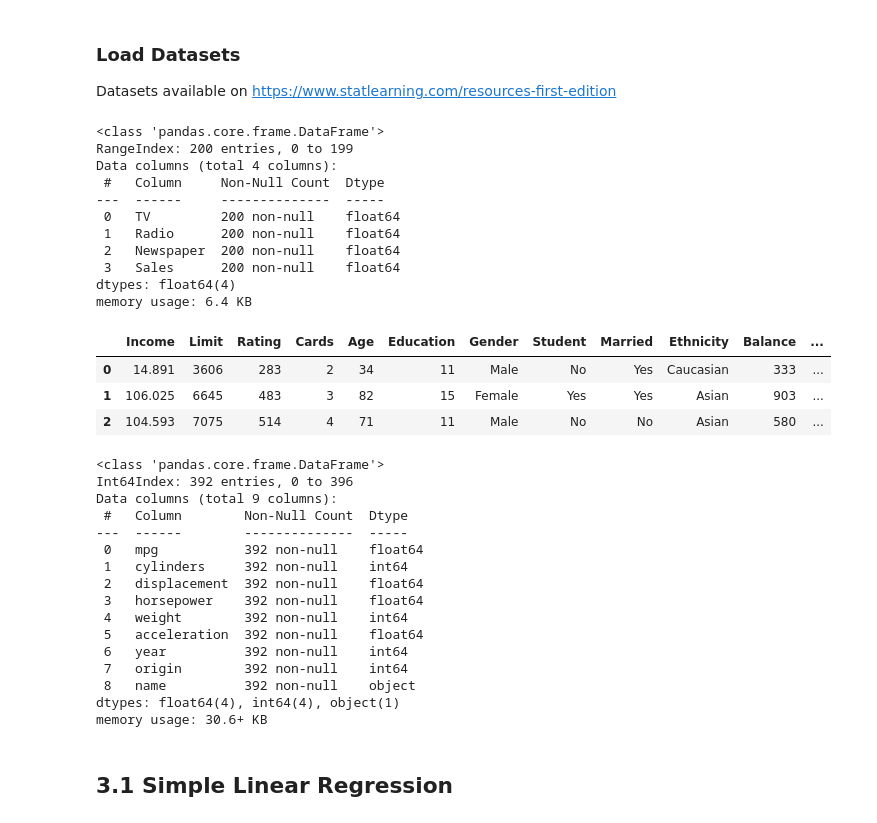
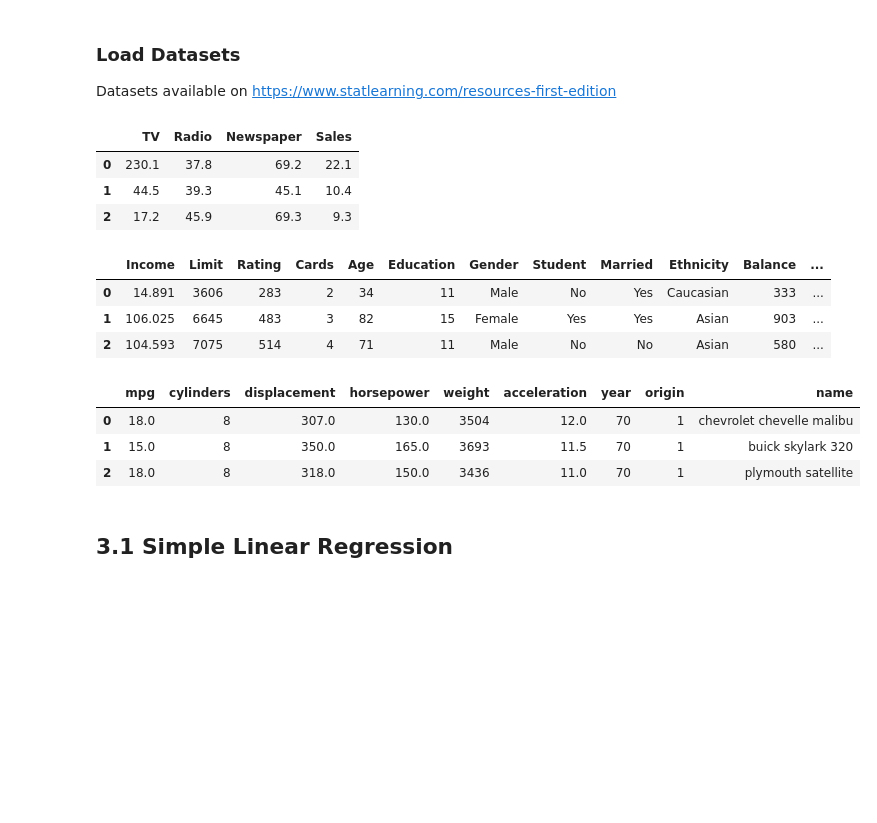
Before and after one commit to dream-365/ISL-python, a Jupyter notebook: Notebooks/Chapter 3.ipynb, the cells around one changed output. Saved outputs shown, nothing was run; the diff lists cells and outputs as text; code cells hidden in the pictures; blank space fills up the shorter version.

```diff
--- a/Notebooks/Chapter 3.ipynb
+++ b/Notebooks/Chapter 3.ipynb
@@ -25,19 +24,12 @@ import statsmodels.formula.api as smf
 Datasets available on https://www.statlearning.com/resources-first-edition
 # %%
 advertising = pd.read_csv('Data/Advertising.csv', usecols=[1,2,3,4])
-advertising.info()
+advertising.head(3)
 # %% [output]
-<class 'pandas.core.frame.DataFrame'>
-RangeIndex: 200 entries, 0 to 199
-Data columns (total 4 columns):
- #   Column     Non-Null Count  Dtype
----  ------     --------------  -----
- 0   TV         200 non-null    float64
- 1   Radio      200 non-null    float64
- 2   Newspaper  200 non-null    float64
- 3   Sales      200 non-null    float64
-dtypes: float64(4)
-memory usage: 6.4 KB
+|  | TV | Radio | Newspaper | Sales |
+| 0 | 230.1 | 37.8 | 69.2 | 22.1 |
+| 1 | 44.5 | 39.3 | 45.1 | 10.4 |
+| 2 | 17.2 | 45.9 | 69.3 | 9.3 |
 # %%
 credit = pd.read_csv('Data/Credit.csv', usecols=list(range(1,12)))
 credit['Student2'] = credit.Student.map({'No':0, 'Yes':1})
@@ -49,24 +41,12 @@ credit.head(3)
 | 2 | 104.593 | 7075 | 514 | 4 | 71 | 11 | Male | No | No | Asian | 580 | ... |
 # %%
 auto = pd.read_csv('Data/Auto.csv', na_values='?').dropna()
-auto.info()
+auto.head(3)
 # %% [output]
-<class 'pandas.core.frame.DataFrame'>
-Int64Index: 392 entries, 0 to 396
-Data columns (total 9 columns):
- #   Column        Non-Null Count  Dtype
----  ------        --------------  -----
- 0   mpg           392 non-null    float64
- 1   cylinders     392 non-null    int64
- 2   displacement  392 non-null    float64
- 3   horsepower    392 non-null    float64
- 4   weight        392 non-null    int64
- 5   acceleration  392 non-null    float64
- 6   year          392 non-null    int64
- 7   origin        392 non-null    int64
- 8   name          392 non-null    object
-dtypes: float64(4), int64(4), object(1)
-memory usage: 30.6+ KB
+|  | mpg | cylinders | displacement | horsepower | weight | acceleration | year | origin | name |
+| 0 | 18.0 | 8 | 307.0 | 130.0 | 3504 | 12.0 | 70 | 1 | chevrolet chevelle malibu |
+| 1 | 15.0 | 8 | 350.0 | 165.0 | 3693 | 11.5 | 70 | 1 | buick skylark 320 |
+| 2 | 18.0 | 8 | 318.0 | 150.0 | 3436 | 11.0 | 70 | 1 | plymouth satellite |
 # %% [markdown]
 ## 3.1 Simple Linear Regression
 # %% [markdown]
```
Also changed, not shown: parts of 19 cells of this notebook.
